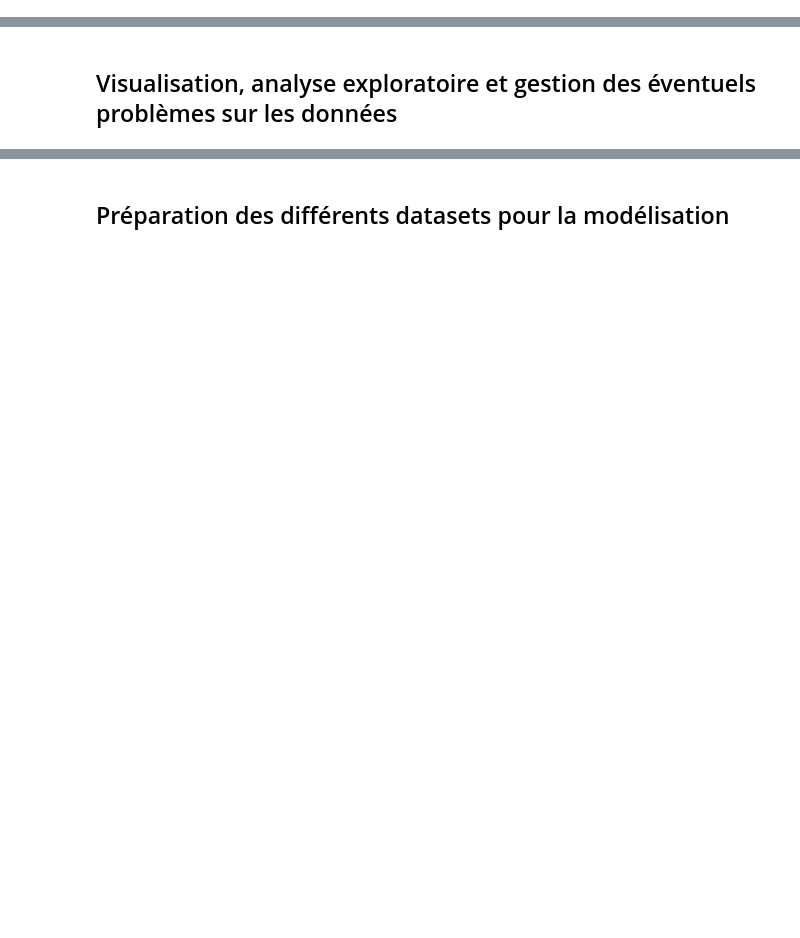
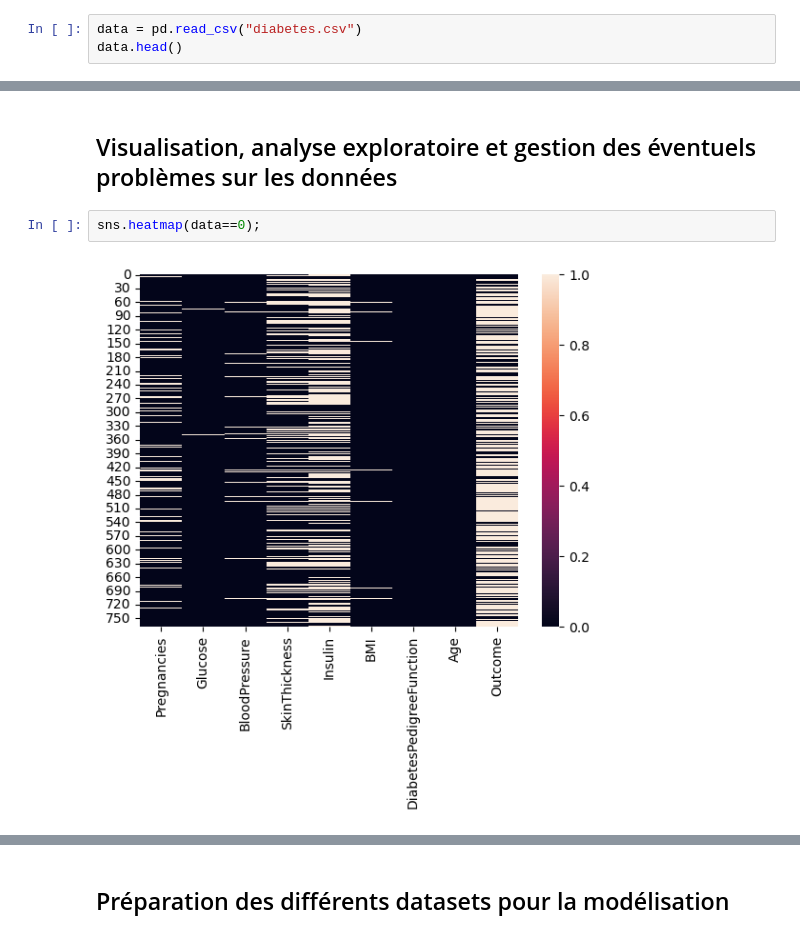
Before and after one commit to louiskuhn/IA-P3-Euskadi, a Jupyter notebook: Ressources/Machine Learning/Arbres de décision et forêts aléatoires/1. Exo1_arbres et forets.ipynb, the cells around one changed output, grey strips where cells are left out. Saved outputs shown, nothing was run; the diff lists cells and outputs as text; blank space fills up the shorter version.

```diff
--- a/Ressources/Machine Learning/Arbres de décision et forêts aléatoires/1. Exo1_arbres et forets.ipynb
+++ b/Ressources/Machine Learning/Arbres de décision et forêts aléatoires/1. Exo1_arbres et forets.ipynb
@@ -7,2 +17,5 @@ On va utiliser le jeu de données Pima Indian Diabetes disponible [là par exemp
 # %% [markdown]
 ## Import des données
+# %%
+data = pd.read_csv("diabetes.csv")
+data.head()
@@ -9,2 +60,6 @@ On va utiliser le jeu de données Pima Indian Diabetes disponible [là par exemp
 # %% [markdown]
 ## Visualisation, analyse exploratoire et gestion des éventuels problèmes sur les données
+# %%
+sns.heatmap(data==0);
+# %% [output]
+[figure, added]
```
Also changed, not shown: parts of 28 cells of this notebook, 2 other files.
